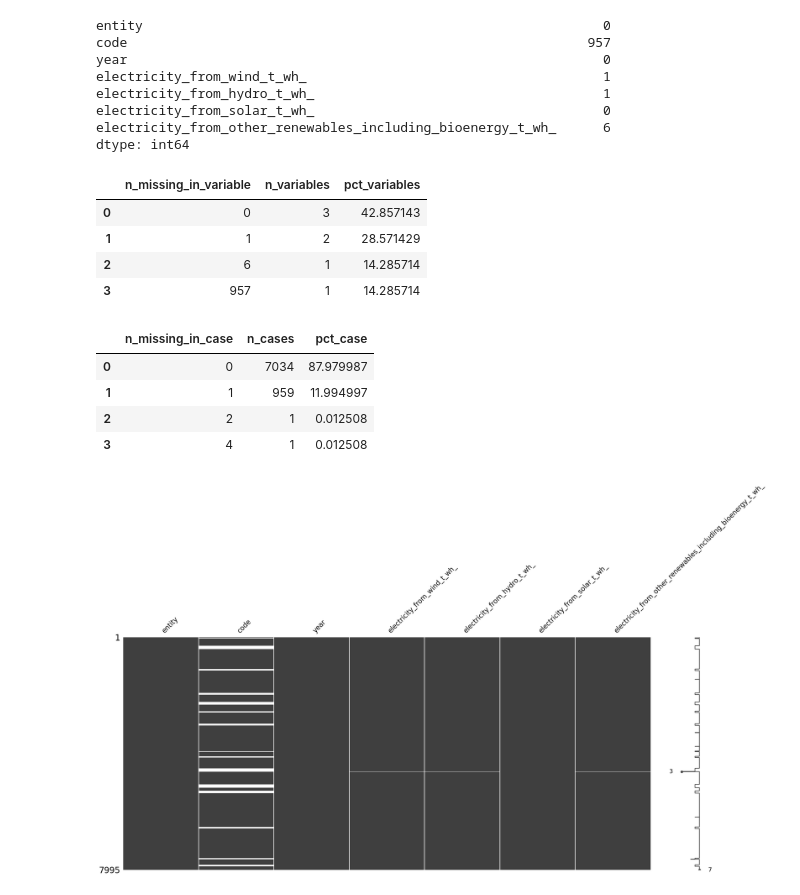
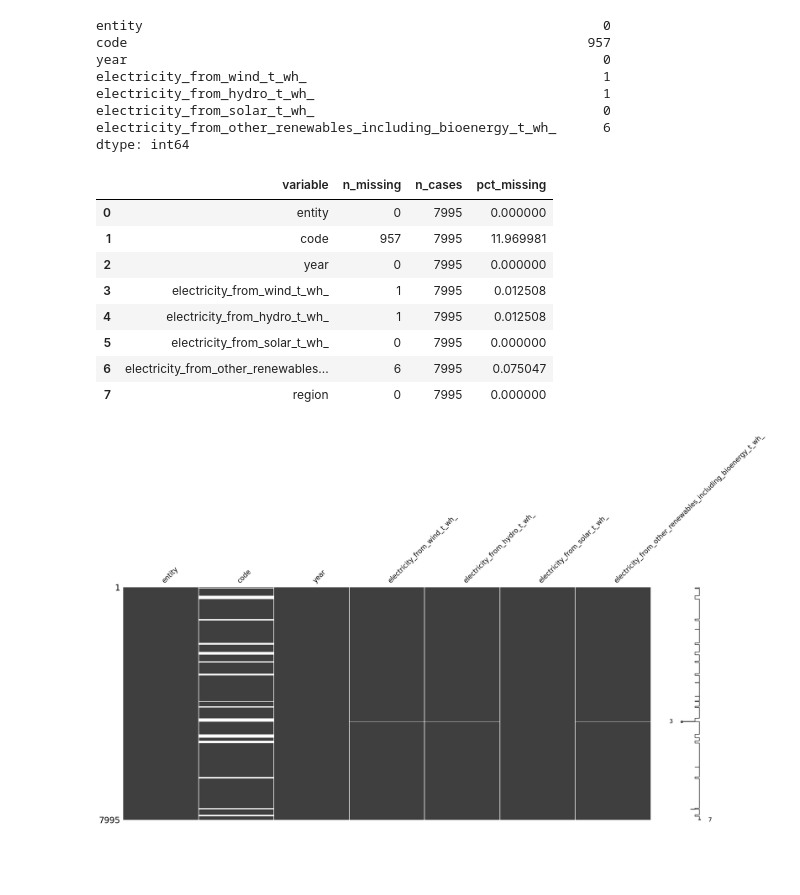
Before and after one commit to fenilenvinileno97/linear_regression, a Jupyter notebook: 4-final-project.ipynb, the cells around one changed output. Cells and saved outputs as stored; diff of their text form; code cells hidden in the pictures; blank space fills up the shorter version.

```diff
--- a/4-final-project.ipynb
+++ b/4-final-project.ipynb
@@ -111,21 +111,17 @@ dtype: int64
 # %%
 %run "./utils/pandas-missing-extension.ipynb"
 # %%
-mprod_df.missing.missing_variable_table()
+mprod_df.missing.missing_variable_summary()
 # %% [output]
-|  | n_missing_in_variable | n_variables | pct_variables |
-| 0 | 0 | 3 | 42.857143 |
-| 1 | 1 | 2 | 28.571429 |
-| 2 | 6 | 1 | 14.285714 |
-| 3 | 957 | 1 | 14.285714 |
+|  | variable | n_missing | n_cases | pct_missing |
+| 0 | entity | 0 | 7995 | 0.000000 |
+| 1 | code | 957 | 7995 | 11.969981 |
+| 2 | year | 0 | 7995 | 0.000000 |
+| 3 | electricity_from_wind_t_wh_ | 1 | 7995 | 0.012508 |
+| 4 | electricity_from_hydro_t_wh_ | 1 | 7995 | 0.012508 |
+| 5 | electricity_from_solar_t_wh_ | 0 | 7995 | 0.000000 |
+| 6 | electricity_from_other_renewables... | 6 | 7995 | 0.075047 |
+| 7 | region | 0 | 7995 | 0.000000 |
-# %%
-mprod_df.missing.missing_case_table()
-# %% [output]
-|  | n_missing_in_case | n_cases | pct_case |
-| 0 | 0 | 7034 | 87.979987 |
-| 1 | 1 | 959 | 11.994997 |
-| 2 | 2 | 1 | 0.012508 |
-| 3 | 4 | 1 | 0.012508 |
 # %%
 msno.matrix(mprod_df);
 # %% [output]
```
Also changed, not shown: parts of 6 cells of this notebook.
